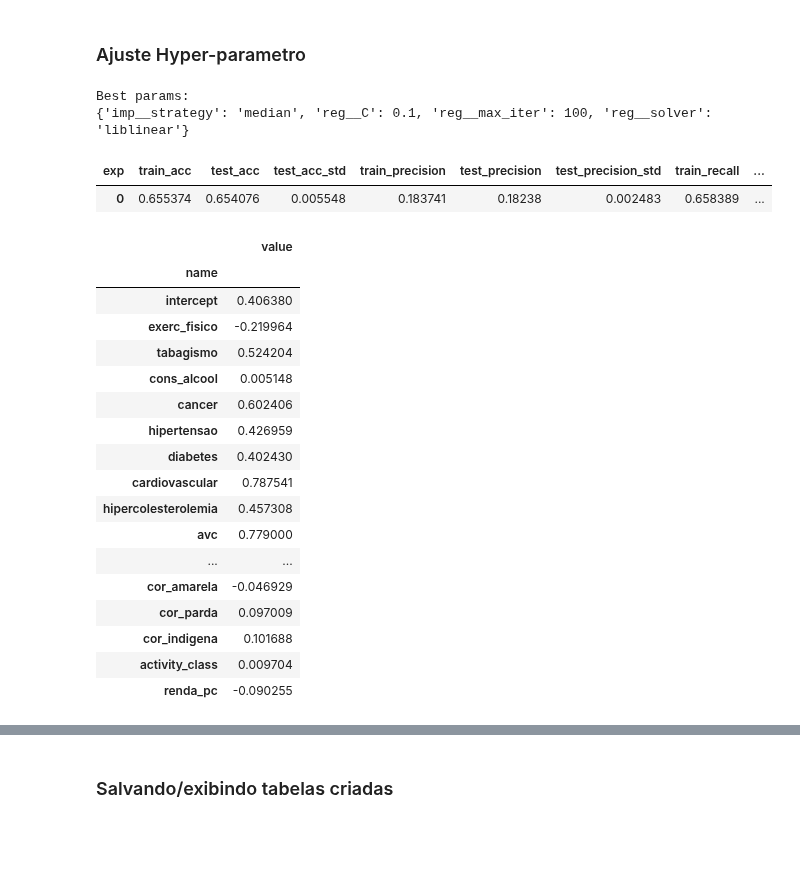
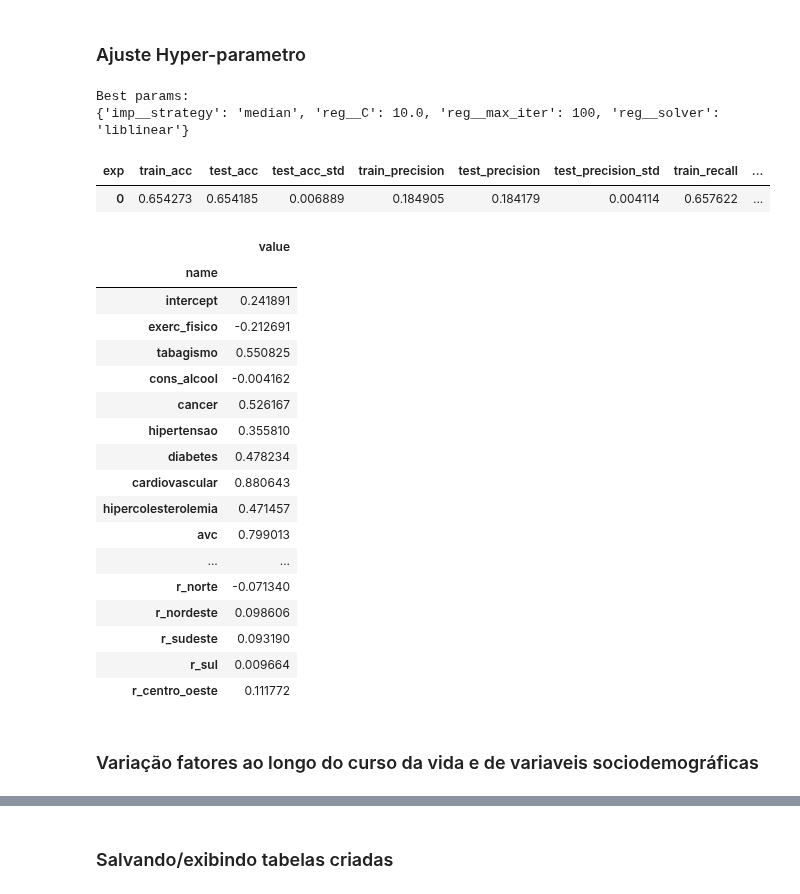
Before and after one commit to datasci4health/projects2023, a Jupyter notebook: DAGroup/notebooks/pns_depression_models.ipynb, the cells around one changed output, grey strips where cells are left out. Saved outputs shown, nothing was run; the diff lists cells and outputs as text; code cells hidden in the pictures; blank space fills up the shorter version.

```diff
--- a/DAGroup/notebooks/pns_depression_models.ipynb
+++ b/DAGroup/notebooks/pns_depression_models.ipynb
@@ -149,6 +155,21 @@ df['obesidade'] = np.where(df['class_imc'].isna(), np.nan, np.where(df['class_im
 
 # Limitação da análise por idades que se adequam ao PHQ9 baseado no artigo 'Food consumption and depression among Brazilian adults: results from the Brazilian National Health Survey, 2013'
 df = df[(df['idade'] >= 18) & (df['idade'] <= 59)]
+
+
+regiao_mapping = {
+    'r_norte': [11, 12, 13, 14, 15, 16, 17],
+    'r_nordeste': [21, 22, 23, 24, 25, 26, 27, 28, 29],
+    'r_sudeste': [31, 32, 33, 35],
+    'r_sul': [41, 42, 43],
+    'r_centro_oeste': [50, 51, 52, 53]
+}
+
+for regiao, estados in regiao_mapping.items():
+    df[regiao] = df['uf'].apply(lambda x: int(x in estados))
+
+
+df['class_renda'] = np.where(df['renda_pc'].isin([4.0, 5.0, 6.0, 7.0]), 1, np.where(df['renda_pc'].isin([1.0, 2.0, 3.0]), 0, np.nan))
 # %% [output]
 A value is trying to be set on a copy of a slice from a DataFrame.
 Try using .loc[row_indexer,col_indexer] = value instead
@@ -290,7 +298,12 @@ df_total['escolaridade'] = df['escolaridade_agregada']
 df_total['upf'] = df['qst_upf']
 df_total['class_idade'] = df['class_idade']
 df_total['activity_class'] = df['activity_class']
-df_total['renda_pc'] = df['renda_pc']
+df_total['class_renda'] = df['class_renda']
+df_total['r_norte'] = df['r_norte']
+df_total['r_nordeste'] = df['r_nordeste']
+df_total['r_sudeste'] = df['r_sudeste']
+df_total['r_sul'] = df['r_sul']
+df_total['r_centro_oeste'] = df['r_centro_oeste']
 
 df_train_total, df_test_total = train_test_split(df_total, test_size=0.3, random_state=42)
 # %% [markdown]
@@ -389,7 +402,7 @@ df_importances_all = append_df_importances(df_importances_all, df_importances, '
 # %% [markdown]
 ### Modelo só com variáveis sociodemográficas
 # %%
-df_total = df_train_total[['sexo', 'estado_civil', 'escolaridade', 'class_idade', 'depression']].dropna()
+df_total = df_train_total[['sexo', 'estado_civil', 'escolaridade', 'class_idade', 'class_renda', 'r_norte', 'r_nordeste', 'r_sudeste', 'r_sul', 'r_centro_oeste', 'depression']].dropna()
 X = df_total.drop('depression', axis=1)
 y = df_total['depression']
 
@@ -584,59 +603,59 @@ df_importances_all = append_df_importances(df_importances_all, df_importances, '
 ### Ajuste Hyper-parametro
 # %%
 df_total = copy.deepcopy(df_train_total)
-
-model = LogisticRegression(class_weight='balanced')
 
 X = df_total.drop('depression', axis=1)
 y = df_total['depression']
 
 param_grid = {
     'imp__strategy': ['mean', 'median'],
     'reg__C': [0.1, 1.0, 10.0],
     'reg__solver': ['liblinear', 'saga'],
     'reg__max_iter': [100, 500, 1000]
 }
 
 
 model = Pipeline([
     ('imp', SimpleImputer(missing_values=np.nan, strategy='mean')),
     ('reg', LogisticRegression(max_iter=1000, class_weight='balanced', random_state=42))
 ])
 
 grid_search = GridSearchCV(model, param_grid, cv=5, scoring='f1', n_jobs=-1)
 grid_search.fit(X, y)
-model = grid_search.best_estimator_
+model_log = grid_search.best_estimator_
 print("Best params: ")
 print(grid_search.best_params_)
 
-model, df_metrics = run_model_dep_classification(model, X, y)
-df_importances = create_df_importances(X.columns, model.named_steps['reg'].coef_[0],  model.named_steps['reg'].intercept_[0])
+model_log, df_metrics = run_model_dep_classification(model_log, X, y)
+df_importances = create_df_importances(X.columns, model_log.named_steps['reg'].coef_[0],  model_log.named_steps['reg'].intercept_[0])
 
 display(df_metrics)
 display(df_importances)
 
 df_metrics_all = append_df_metrics(df_metrics_all, df_metrics, 'log_best_grid')
 df_importances_all = append_df_importances(df_importances_all, df_importances, 'log_best_grid')
 # %% [output]
 Best params:
-{'imp__strategy': 'median', 'reg__C': 0.1, 'reg__max_iter': 100, 'reg__solver': 'liblinear'}
+{'imp__strategy': 'median', 'reg__C': 10.0, 'reg__max_iter': 100, 'reg__solver': 'liblinear'}
 | exp | train_acc | test_acc | test_acc_std | train_precision | test_precision | test_precision_std | train_recall | ... |
-| 0 | 0.655374 | 0.654076 | 0.005548 | 0.183741 | 0.18238 | 0.002483 | 0.658389 | ... |
+| 0 | 0.654273 | 0.654185 | 0.006889 | 0.184905 | 0.184179 | 0.004114 | 0.657622 | ... |
 |  | value |
 | name |  |
-| intercept | 0.406380 |
-| exerc_fisico | -0.219964 |
-| tabagismo | 0.524204 |
-| cons_alcool | 0.005148 |
-| cancer | 0.602406 |
-| hipertensao | 0.426959 |
-| diabetes | 0.402430 |
-| cardiovascular | 0.787541 |
-| hipercolesterolemia | 0.457308 |
-| avc | 0.779000 |
+| intercept | 0.241891 |
+| exerc_fisico | -0.212691 |
+| tabagismo | 0.550825 |
+| cons_alcool | -0.004162 |
+| cancer | 0.526167 |
+| hipertensao | 0.355810 |
+| diabetes | 0.478234 |
+| cardiovascular | 0.880643 |
+| hipercolesterolemia | 0.471457 |
+| avc | 0.799013 |
 | ... | ... |
-| cor_amarela | -0.046929 |
-| cor_parda | 0.097009 |
-| cor_indigena | 0.101688 |
-| activity_class | 0.009704 |
-| renda_pc | -0.090255 |
+| r_norte | -0.071340 |
+| r_nordeste | 0.098606 |
+| r_sudeste | 0.093190 |
+| r_sul | 0.009664 |
+| r_centro_oeste | 0.111772 |
+# %% [markdown]
+### Variação fatores ao longo do curso da vida e de variaveis sociodemográficas
```
Also changed, not shown: parts of 23 cells of this notebook, 5 other files.
